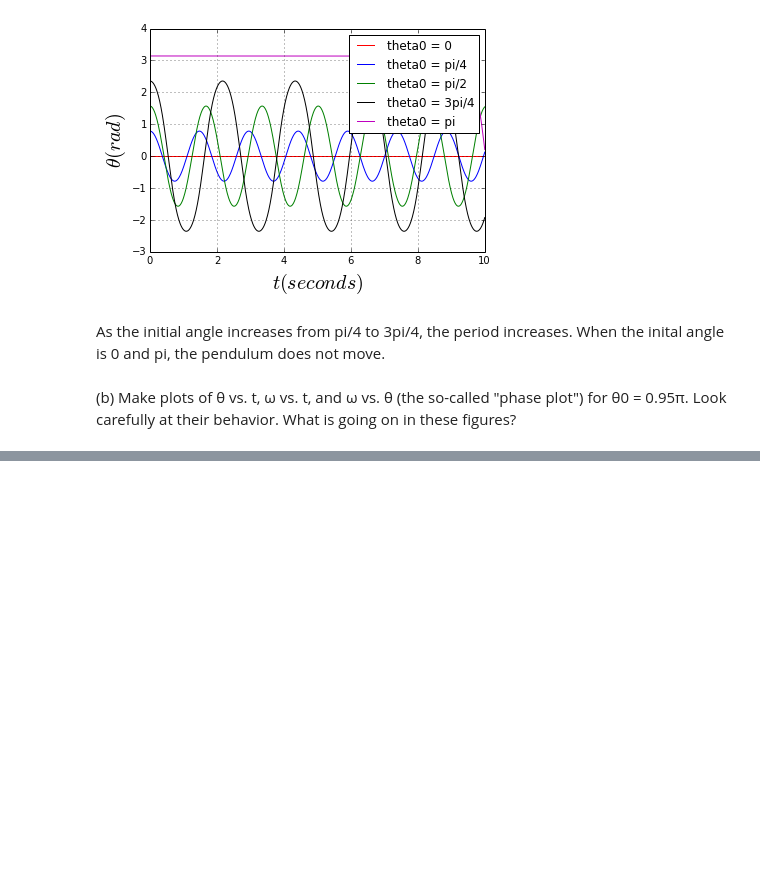
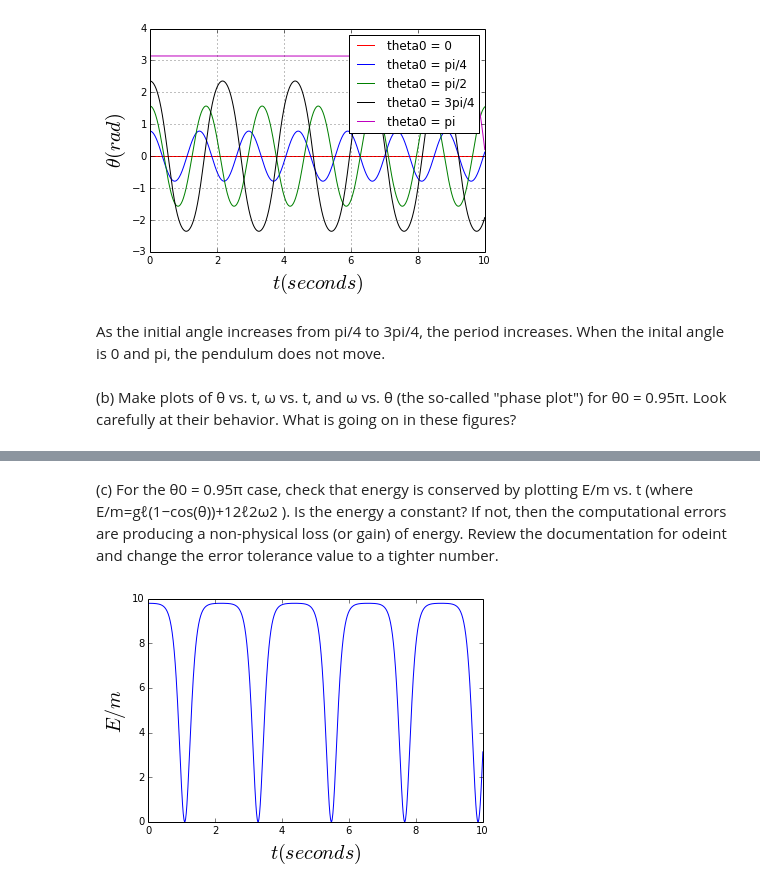
Before and after one commit to jareiter/PHYS202-S14, a Jupyter notebook: SciPy/ODEExercises.ipynb, the cells around one changed output, grey strips where cells are left out. Cells and saved outputs as stored; diff of their text form; code cells hidden in the pictures; blank space fills up the shorter version.

```diff
--- a/SciPy/ODEExercises.ipynb
+++ b/SciPy/ODEExercises.ipynb
@@ -60,0 +83,15 @@ As the initial angle increases from pi/4 to 3pi/4, the period increases. When th
+# %% [markdown]
+(c) For the θ0 = 0.95π case, check that energy is conserved by plotting E/m vs. t (where E/m=gℓ(1−cos(θ))+12ℓ2ω2 ).
+Is the energy a constant? If not, then the computational errors are producing a non-physical loss (or gain) of energy. Review the documentation for odeint and change the error tolerance value to a tighter number.
+# %%
+omega = theta[:,1]
+Theta = theta[:,0]
+g = 9.8
+L = 0.5
+func = lambda omega,Theta : g*L*(1-np.cos(Theta) + (1/2)*(L**2)*(omega**2))
+Edm = func(omega,Theta)
+plt.plot(t,Edm);
+plt.xlabel(r'$t (seconds)$',fontsize=20);
+plt.ylabel(r'$E/m $',fontsize=20);
+# %% [output]
+[figure, added]
```
Also changed, not shown: parts of 4 cells of this notebook, 1 other file.
